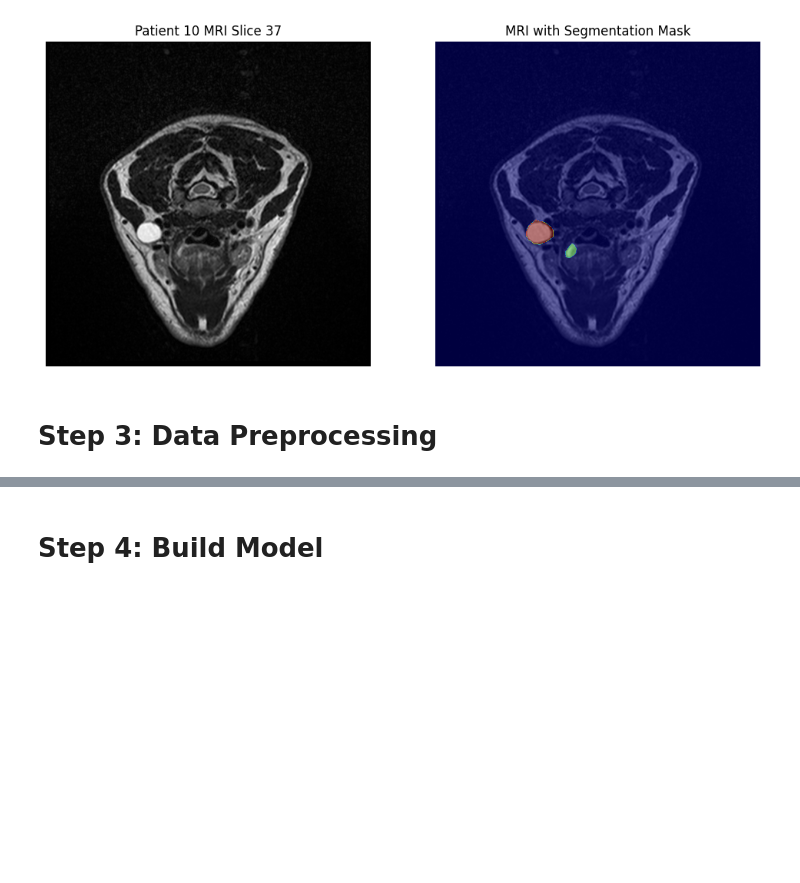
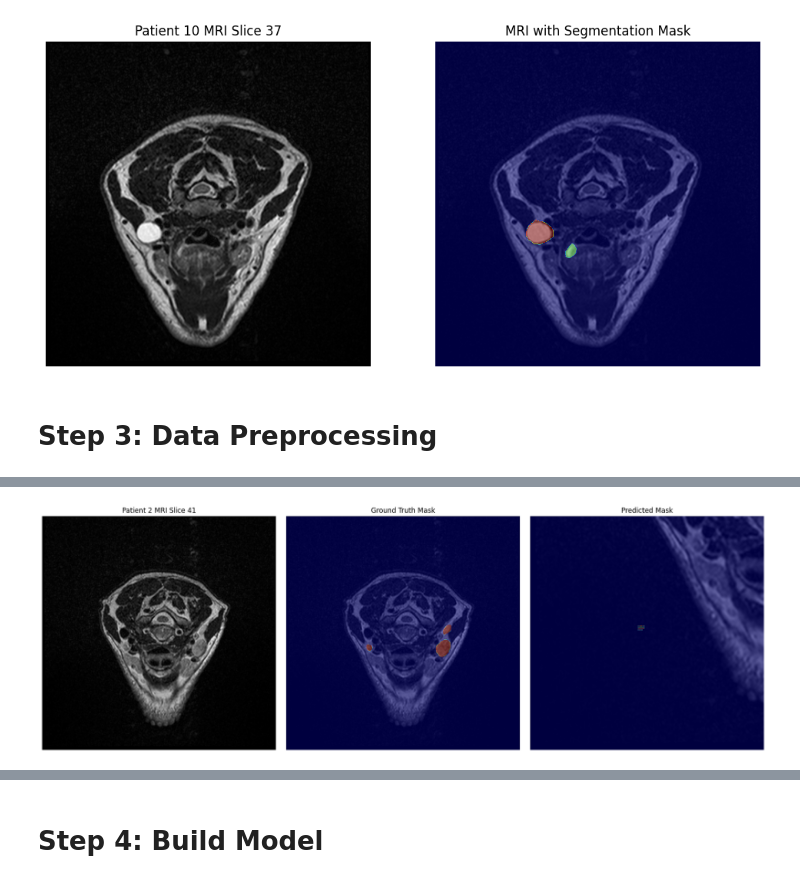
Before and after one commit to bjorneme/TDT17_mini_project, a Jupyter notebook: main.ipynb, the cells around one changed output, grey strips where cells are left out. Cells and saved outputs as stored; diff of their text form; code cells hidden in the pictures; blank space fills up the shorter version.

Commit message:
Hmm. Transformation is not correct

```diff
--- a/main.ipynb
+++ b/main.ipynb
@@ -349,7 +393,7 @@ model = UNet(
 ).to(device)
 
 loss_function = DiceLoss(to_onehot_y=True, softmax=True)
-optimizer = torch.optim.Adam(model.parameters(), lr=1e-4)
+optimizer = torch.optim.Adam(model.parameters(), lr=1e-3)
 dice_metric = DiceMetric(include_background=False, reduction="mean")
 
 # Training loop
@@ -473,0 +456,92 @@ visualize_prediction(model, val_loader)
+# %%
+import torch
+import matplotlib.pyplot as plt
+import numpy as np
+import nibabel as nib
+import os
+
+def plot_prediction(model, patient_id, slice_index=None, device='cpu'):
+    """
+    Plots the MRI slice along with the ground truth and predicted segmentation masks.
+
+    Args:
+        model (torch.nn.Module): Trained segmentation model.
+        patient_id (str): Identifier for the patient.
+        slice_index (int, optional): Specific slice to visualize. If None, uses the middle slice.
+        device (str, optional): Device to perform computations on ('cpu' or 'cuda').
+    """
+    model.eval()  # Set model to evaluation mode
+
+    # Define paths
+    mri_path = os.path.join(train_dir, patient_id, 'preRT', f'{patient_id}_preRT_T2.nii.gz')
+    mask_path = os.path.join(train_dir, patient_id, 'preRT', f'{patient_id}_preRT_mask.nii.gz')
+
+    # Load MRI and mask
+    mri_img = nib.load(mri_path)
+    mask_img = nib.load(mask_path)
+
+    mri_data = mri_img.get_fdata()
+    mask_data = mask_img.get_fdata()
+
+    # If no slice index is provided, use the middle slice
+    if slice_index is None:
+        slice_index = mri_data.shape[2] // 2
+
+    # Preprocess the MRI data similarly to training
+    with torch.no_grad():
+        # Prepare the input tensor
+        input_dict = {
+            "image": mri_path,
+            "label": mask_path
+        }
+        processed = preprocess_transforms(input_dict)
+        input_tensor = processed["image"].unsqueeze(0).to(device)  # Add batch dimension
+
+        # Run the model
+        output = model(input_tensor)
+        probabilities = torch.softmax(output, dim=1)
+        predicted = torch.argmax(probabilities, dim=1).squeeze(0).cpu().numpy()
+
+    # Extract the relevant slice
+    mri_slice = mri_data[:, :, slice_index]
+    mask_slice = mask_data[:, :, slice_index]
+    predicted_slice = predicted[:, :, slice_index]
+
+    # Plot MRI, Ground Truth, and Prediction
+    plt.figure(figsize=(18, 6))
+
+    # MRI Image
+    plt.subplot(1, 3, 1)
+    plt.imshow(mri_slice.T, cmap='gray', origin='lower')
+    plt.title(f'Patient {patient_id} MRI Slice {slice_index}')
+    plt.axis('off')
+
+    # Ground Truth Mask
+    plt.subplot(1, 3, 2)
+    plt.imshow(mri_slice.T, cmap='gray', origin='lower')
+    plt.imshow(mask_slice.T, cmap='jet', alpha=0.5, origin='lower')
+    plt.title('Ground Truth Mask')
+    plt.axis('off')
+
+    # Predicted Mask
+    plt.subplot(1, 3, 3)
+    plt.imshow(mri_slice.T, cmap='gray', origin='lower')
+    plt.imshow(predicted_slice.T, cmap='jet', alpha=0.5, origin='lower')
+    plt.title('Predicted Mask')
+    plt.axis('off')
+
+    plt.tight_layout()
+    plt.show()
+
+# Ensure the model is on the correct device
+model.to(device)
+
+# Define a list of patient IDs you want to visualize
+# Replace these with actual patient IDs from your validation set
+sample_patients = ['2', '5', '10']  # Example patient IDs
+
+# Plot predictions for each selected patient
+for pid in sample_patients:
+    plot_prediction(model, patient_id=pid, device=device)
+# %% [output]
+[figure, added]
```
Also changed, not shown: parts of 4 cells of this notebook.
